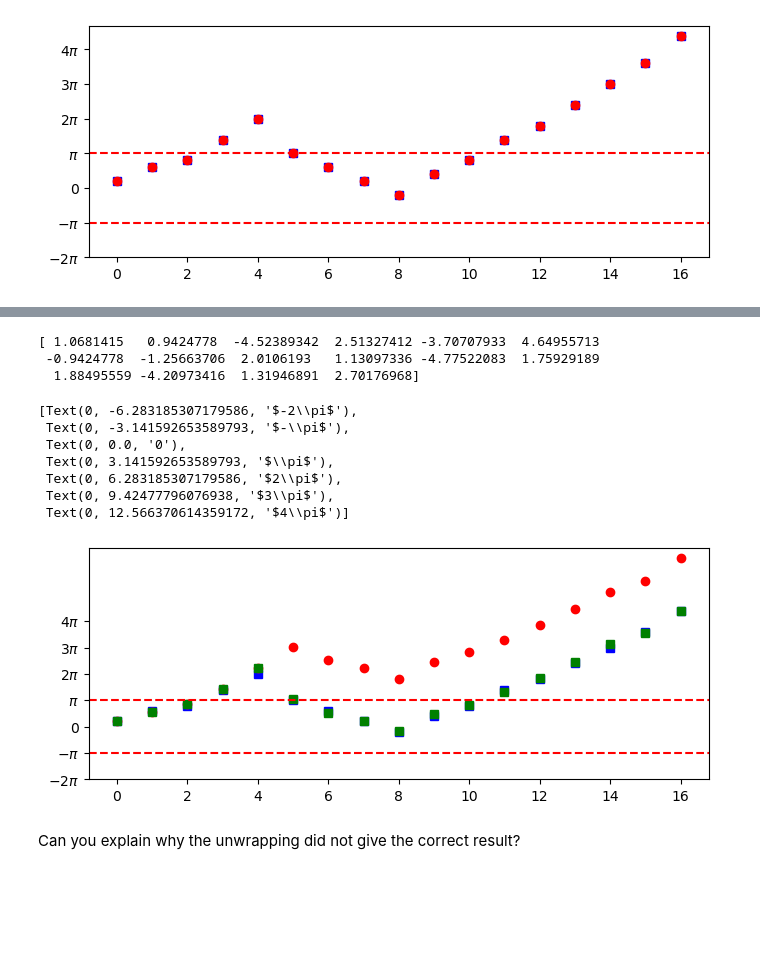
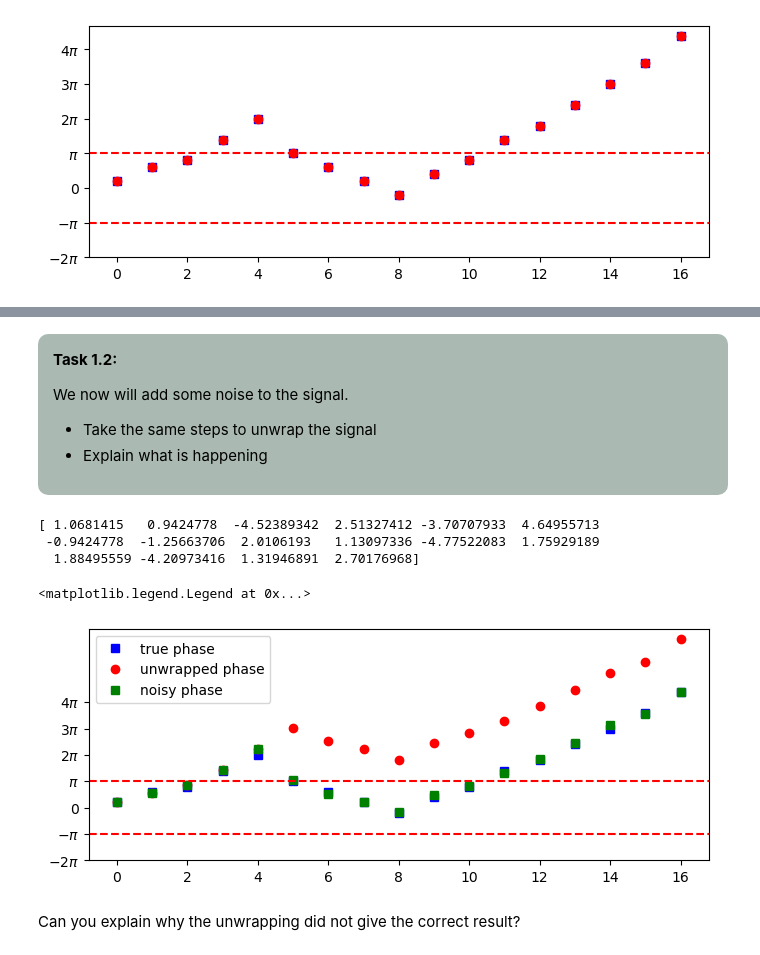
Before and after one commit to TUDelft-books/insar_and_geodesy, a Jupyter notebook: book/day_one/basics_of_sar_interferometry/notebooks/Solved_Notebook_2_phase_unwrapping.ipynb, the cells around one changed output, grey strips where cells are left out. Saved outputs shown, nothing was run; the diff lists cells and outputs as text; code cells hidden in the pictures; blank space fills up the shorter version.

```diff
--- a/book/day_one/basics_of_sar_interferometry/notebooks/Solved_Notebook_2_phase_unwrapping.ipynb
+++ b/book/day_one/basics_of_sar_interferometry/notebooks/Solved_Notebook_2_phase_unwrapping.ipynb
@@ -109,11 +113,11 @@ phase_diff_new = np.copy(phase_diff) # edit
 #my code
 
 #option 1: for loop
-# for i in range(len(phase_diff)):
-#     if phase_diff[i] > np.pi:
-#         phase_diff_new[i] = phase_diff[i] - 2*np.pi
-#     elif phase_diff[i] < -np.pi:
-#         phase_diff_new[i] = phase_diff[i] + 2*np.pi
+for i in range(len(phase_diff)):
+    if phase_diff[i] > np.pi:
+        phase_diff_new[i] = phase_diff[i] - 2*np.pi
+    elif phase_diff[i] < -np.pi:
+        phase_diff_new[i] = phase_diff[i] + 2*np.pi
 
 #option 2:
 phase_diff_new = (phase_diff + np.pi) % (2 * np.pi) - np.pi
@@ -131,7 +135,7 @@ plt.axhline(y=-np.pi, color='r', linestyle='--')
 # adjusting the axes to plot in terms of pi
 ax = plt.gca()  # get current axes
 ax.set_yticks([-2*np.pi, -1*np.pi, 0*np.pi, 1*np.pi, 2*np.pi,3*np.pi,4*np.pi])
-ax.set_yticklabels(["$-2\pi$","$-\pi$", "0", "$\pi$", "$2\pi$","$3\pi$","$4\pi$"])
+ax.set_yticklabels([r"$-2\pi$",r"$-\pi$", "0", r"$\pi$", r"$2\pi$",r"$3\pi$",r"$4\pi$"])
 # %% [output]
 phase_diff [ 1.25663706  0.62831853 -4.39822972  1.88495559 -3.14159265  5.02654825
  -1.25663706 -1.25663706  1.88495559  1.25663706 -4.39822972  1.25663706
@@ -197,52 +179,62 @@ ax.set_yticklabels(["$-2\pi$","$-\pi$", "0", "$\pi$", "$2\pi$","$3\pi$","$4\pi$"
+# %% [markdown]
+
+
+<div style="background-color:#AABAB2; color: black; vertical-align: middle; padding:15px; margin: 10px; border-radius: 10px">
+<p>
+<b>Task 1.2: </b>
+
+We now will add some noise to the signal.
+
+- Take the same steps to unwrap the signal
+- Explain what is happening
+
+
+</p>
+</div>
 # %%
-## Copy your code here ##
 
 # first calculate the phase difference (useful function: np.diff()).
 phase_diff = np.diff(wrapped_phase) # edit
 
 # to check your result use print()
 print(phase_diff)
 
 # Find the phase difference larger than -pi and +pi and correct the phase difference by adding or subtracting 2*pi.
 # You can try programming it or simply doing it by hand.
 phase_diff_new = np.copy(phase_diff) # edit
 
-# for i in range(len(phase_diff)):
-#     if phase_diff[i] > np.pi:
-#         phase_diff_new[i] = phase_diff_new[i] - 2*np.pi
-#     elif phase_diff[i] < -np.pi:
-#         phase_diff_new[i] = phase_diff_new[i] + 2*np.pi
-
+#one option: for loop
+for i in range(len(phase_diff)):
+    if phase_diff[i] > np.pi:
+        phase_diff_new[i] = phase_diff_new[i] - 2*np.pi
+    elif phase_diff[i] < -np.pi:
+        phase_diff_new[i] = phase_diff_new[i] + 2*np.pi
+#another option:
 phase_diff_new = (phase_diff + np.pi) % (2 * np.pi) - np.pi
 
 
 # Unwrapping by picking a reference and adding the phase difference (useful functions: np.concatenate() and np.cumsum)
 unwrapped_phase = np.concatenate(([wrapped_phase[0]], wrapped_phase[0] + np.cumsum(phase_diff_new))) # edit
 
 
 # Visualize
 plt.figure(figsize=(8,3))
-plt.plot(true_phase,'bs')
-plt.plot(unwrapped_phase,'ro')
-plt.plot(noisy_phase,'gs')
+plt.plot(true_phase,'bs',label='true phase')
+plt.plot(unwrapped_phase,'ro',label='unwrapped phase')
+plt.plot(noisy_phase,'gs',label='noisy phase')
 
 plt.axhline(y=np.pi, color='r', linestyle='--')
 plt.axhline(y=-np.pi, color='r', linestyle='--')
 ax = plt.gca()  # get current axes
 ax.set_yticks([-2*np.pi, -1*np.pi, 0*np.pi, 1*np.pi, 2*np.pi,3*np.pi,4*np.pi])
-ax.set_yticklabels(["$-2\pi$","$-\pi$", "0", "$\pi$", "$2\pi$","$3\pi$","$4\pi$"])
+ax.set_yticklabels([r"$-2\pi$",r"$-\pi$", "0", r"$\pi$", r"$2\pi$",r"$3\pi$",r"$4\pi$"])
+plt.legend()
 # %% [output]
 [ 1.0681415   0.9424778  -4.52389342  2.51327412 -3.70707933  4.64955713
  -0.9424778  -1.25663706  2.0106193   1.13097336 -4.77522083  1.75929189
   1.88495559 -4.20973416  1.31946891  2.70176968]
-[Text(0, -6.283185307179586, '$-2\\pi$'),
- Text(0, -3.141592653589793, '$-\\pi$'),
- Text(0, 0.0, '0'),
- Text(0, 3.141592653589793, '$\\pi$'),
- Text(0, 6.283185307179586, '$2\\pi$'),
- Text(0, 9.42477796076938, '$3\\pi$'),
- Text(0, 12.566370614359172, '$4\\pi$')]
+<matplotlib.legend.Legend at 0x...>
-[figure, old version]
+[figure, new version]
 # %% [markdown]
 Can you explain why the unwrapping did not give the correct result?
 # %% [markdown]
```
Also changed, not shown: parts of 21 cells of this notebook, 1 other file.
